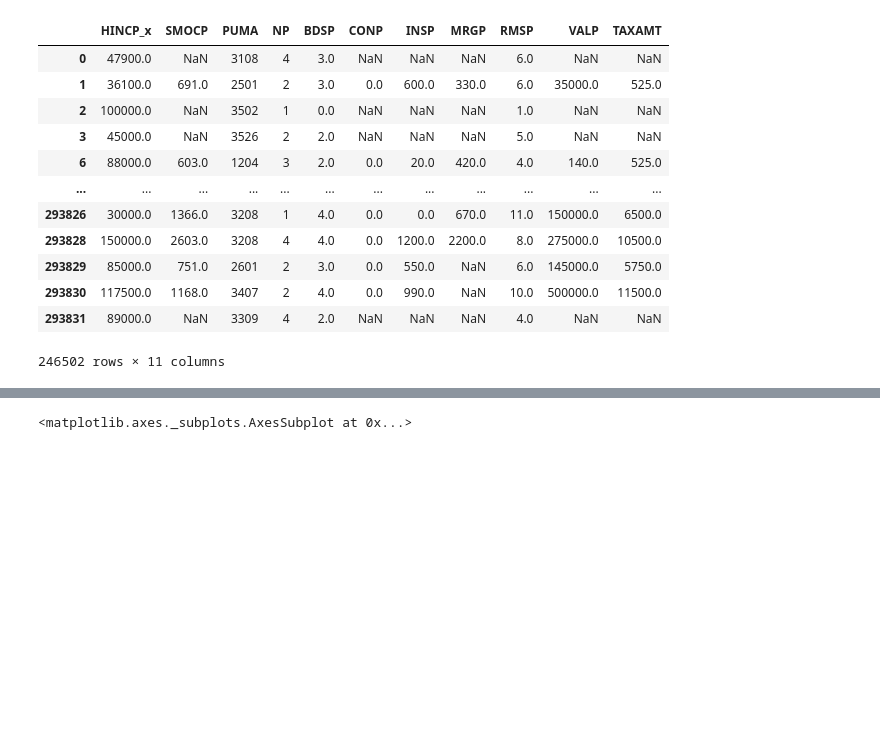
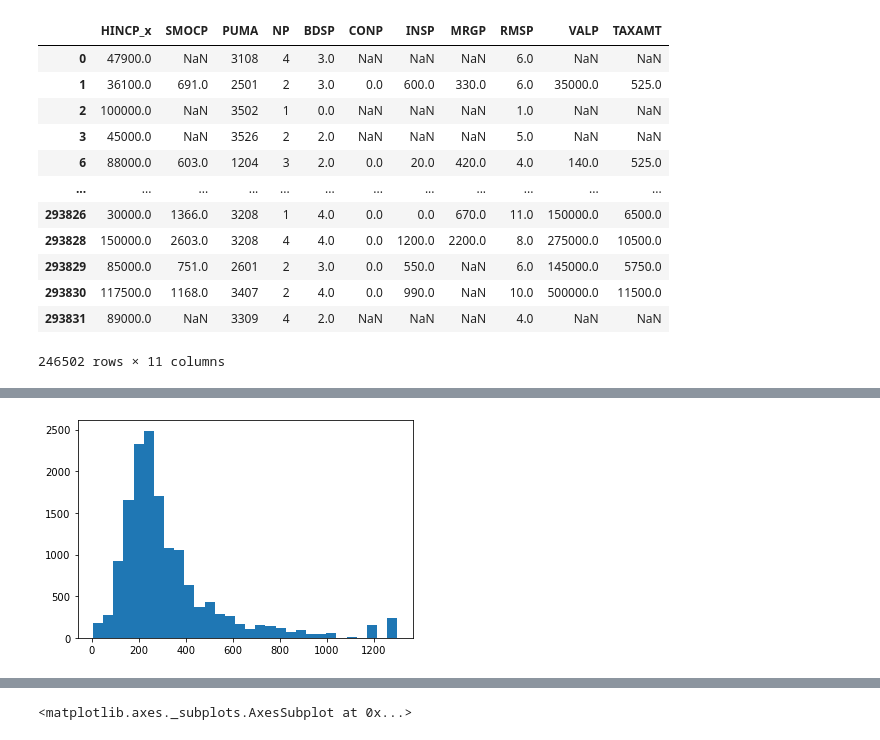
Before and after one commit to JohnhoyStephens/Capstone, a Jupyter notebook: Notebooks/Explortatory/Data_cleaning_processing.ipynb, the cells around one changed output, grey strips where cells are left out. Saved outputs shown, nothing was run; the diff lists cells and outputs as text; code cells hidden in the pictures; blank space fills up the shorter version.

```diff
--- a/Notebooks/Explortatory/Data_cleaning_processing.ipynb
+++ b/Notebooks/Explortatory/Data_cleaning_processing.ipynb
@@ -332,4 +352,6 @@ df1_numeric_dropepd_columns.CONP.hist(bins=30)
 # %%
-Same process to see the distribution of the data now knowing there is are zero values
+# Same process to see the distribution of the data now knowing there is are zero values
 plt.hist(df1_numeric_dropepd_columns[df1_numeric_dropepd_columns.CONP>0].CONP,bins=30);
+# %% [output]
+[figure, added]
 # %%
```
Also changed, not shown: parts of 24 cells of this notebook.
